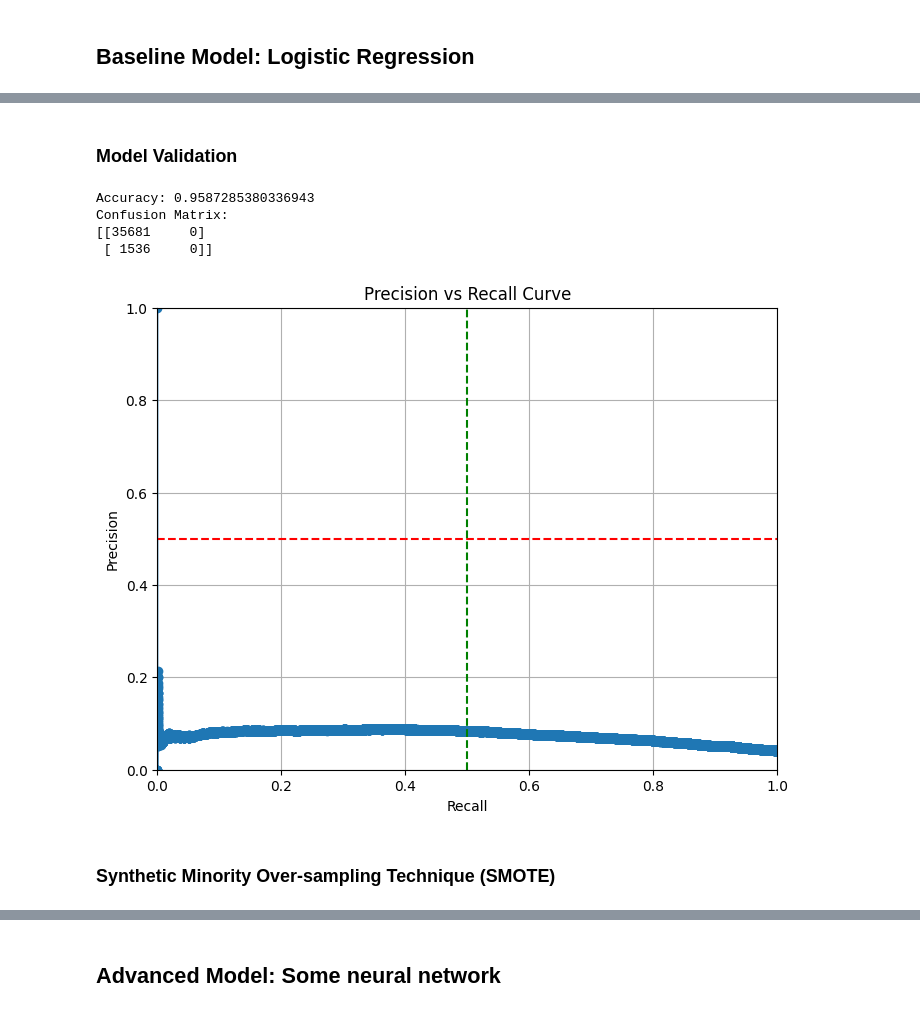
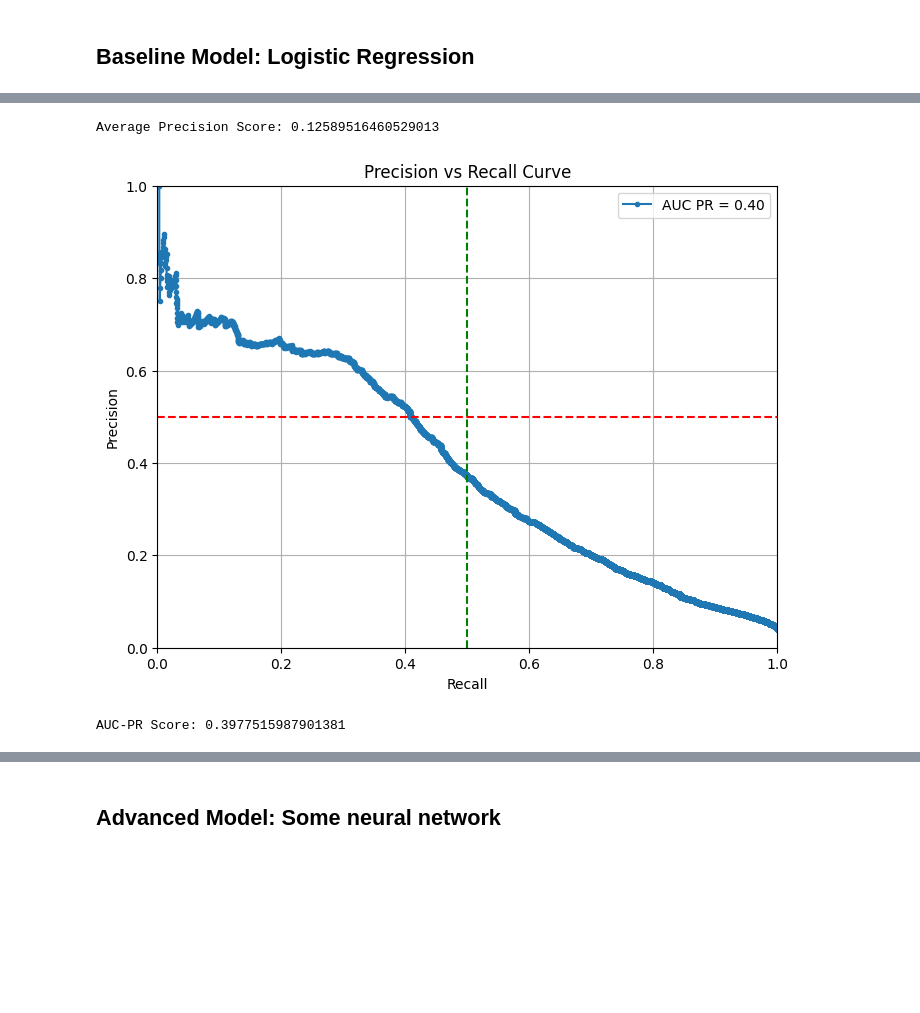
Before and after one commit to okk15y/DSA4262, a Jupyter notebook: project.ipynb, the cells around one changed output, grey strips where cells are left out. Cells and saved outputs as stored; diff of their text form; code cells hidden in the pictures; blank space fills up the shorter version.

```diff
--- a/project.ipynb
+++ b/project.ipynb
@@ -169,0 +195,21 @@ Name: data, Length: 37217, dtype: object
+# %%
+# Initialize the logistic regression model
+log_reg_model = LogisticRegression()
+
+# Define the hyperparameters and their values for grid search
+param_grid = {
+    'C': [0.1, 1, 10, 100],  # C is the inverse of regularization strength
+    'penalty': ['l1', 'l2'], # l1 is Lasso, l2 is Ridge
+    'solver': ['liblinear']  # 'liblinear' supports both 'l1' and 'l2' penalties
+}
+
+# Use GridSearchCV for hyperparameter tuning
+# Use average precision as the scoring metric to handle imbalanced data
+grid_search = GridSearchCV(log_reg_model, param_grid, cv=5, scoring='average_precision')
+grid_search.fit(X_resampled, y_resampled)
+
+# Get the best parameters and the best model
+best_params = grid_search.best_params_
+best_log_reg_model = grid_search.best_estimator_
+
+print("Best Parameters:", best_params)
@@ -185,38 +227,37 @@ LogisticRegression()
-# %% [markdown]
-### Model Validation
-# %%
-# Get the class prediction
-y_pred = log_reg_model.predict(X_test)
-
-accuracy = accuracy_score(y_test, y_pred)
-confusion = confusion_matrix(y_test, y_pred)
-
-print(f"Accuracy: {accuracy}")
-print("Confusion Matrix:")
-print(confusion)
-# %% [output]
-Accuracy: 0.9587285380336943
-Confusion Matrix:
-[[35681     0]
- [ 1536     0]]
 # %%
+# Get the class prediction
+y_pred = best_log_reg_model.predict(X_test)
+
+# Calculate the average precision score
+average_precision = average_precision_score(y_test, y_pred)
+print("Average Precision Score:", average_precision)
+
 # Get the probabilities for the positive class
-y_scores = log_reg_model.predict_proba(X_test)[:, 1]
+y_scores = best_log_reg_model.predict_proba(X_test)[:, 1]
 
-precision, recall, _ = precision_recall_curve(y_test, y_scores)
+# Calculate precision and recall
+precision, recall, thresholds = precision_recall_curve(y_test, y_scores)
 
+# Calculate the AUC for the Precision-Recall curve
+auc_pr = auc(recall, precision)
+
+# Plot the Precision-Recall curve
 plt.figure(figsize=(8, 6))
-plt.plot(recall, precision, marker='o')
+plt.plot(recall, precision, marker='.', label=f'AUC PR = {auc_pr:.2f}')
 plt.title('Precision vs Recall Curve')
 plt.xlabel('Recall')
 plt.ylabel('Precision')
 plt.grid()
 plt.xlim([0, 1])
 plt.ylim([0, 1])
 plt.axhline(y=0.5, color='r', linestyle='--')  # Reference line for 0.5 precision
 plt.axvline(x=0.5, color='g', linestyle='--')  # Reference line for 0.5 recall
+plt.legend()
 plt.show()
+
+# Print AUC PR score
+print("AUC-PR Score:", auc_pr)
 # %% [output]
+Average Precision Score: 0.12589516460529013
-[figure, old version]
+[figure, new version]
+AUC-PR Score: 0.3977515987901381
-# %% [markdown]
-### Synthetic Minority Over-sampling Technique (SMOTE)
```
Also changed, not shown: parts of 54 cells of this notebook, 3 other files.
